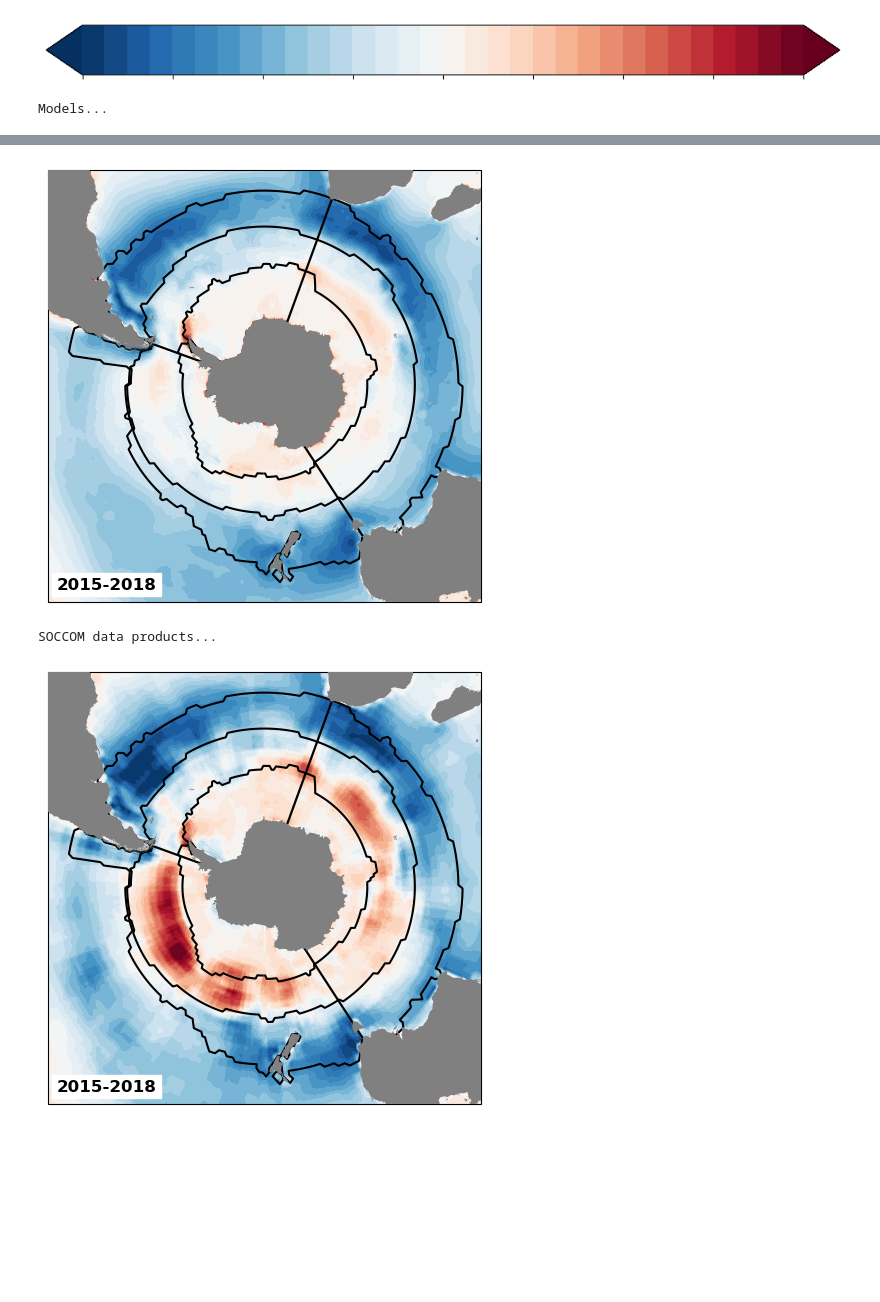
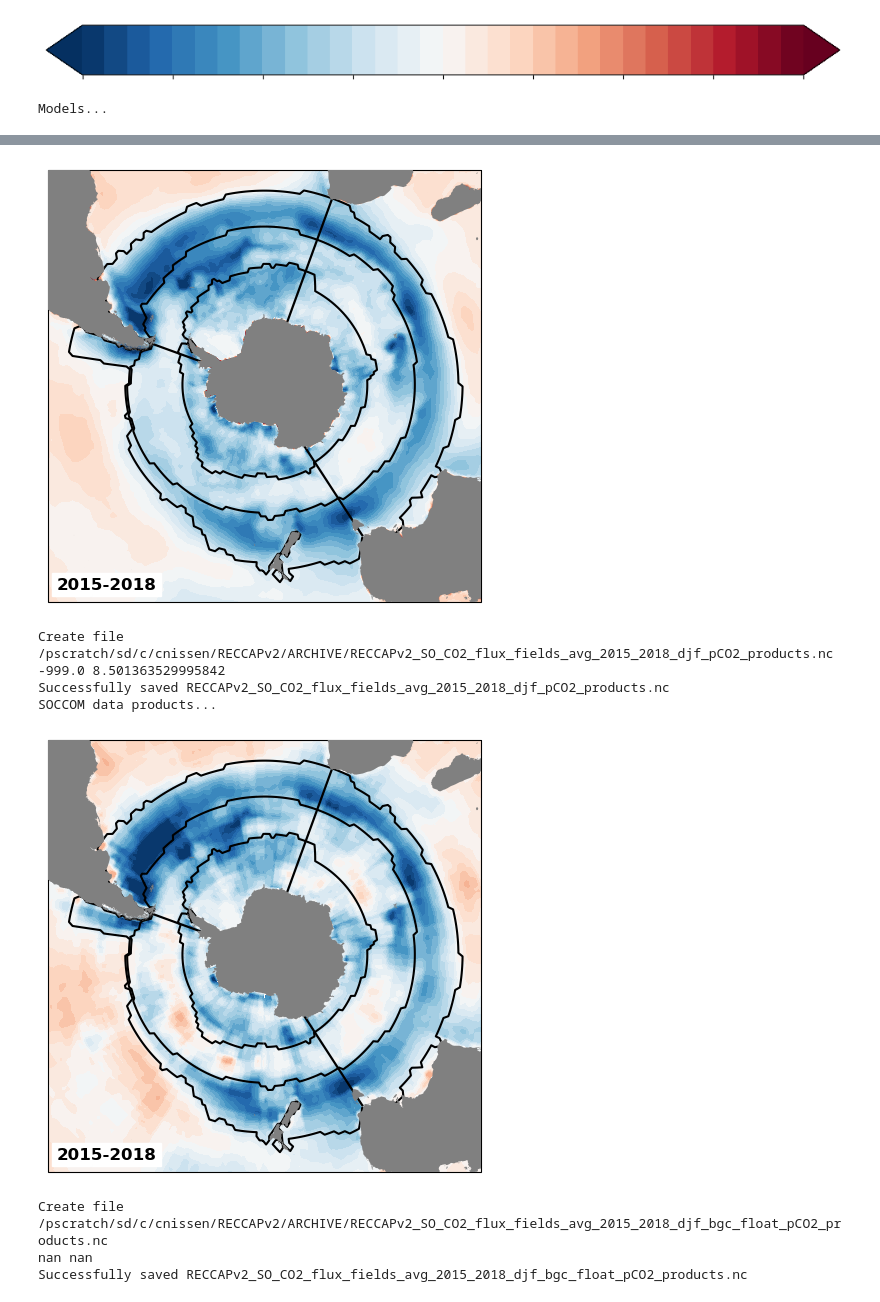
Before and after one commit to RECCAP2-ocean/Southern-Ocean, a Jupyter notebook: FCO2_figs2-6+8+10_cn/RECCAPv2_SO_Fig4_5_seasonal_mean_CO2_flux_2015_2018.ipynb, the cells around one changed output, grey strips where cells are left out. Saved outputs shown, nothing was run; the diff lists cells and outputs as text; code cells hidden in the pictures; blank space fills up the shorter version.

```diff
--- a/FCO2_figs2-6+8+10_cn/RECCAPv2_SO_Fig4_5_seasonal_mean_CO2_flux_2015_2018.ipynb
+++ b/FCO2_figs2-6+8+10_cn/RECCAPv2_SO_Fig4_5_seasonal_mean_CO2_flux_2015_2018.ipynb
@@ -48,7 +49,7 @@ from son_mean import son_mean
 #-----
 
 # CHOOSE A SEASON: jja, son, djf, mam
-season = 'son'
+season = 'djf'
 
 # data sets
 path1 = '/pscratch/sd/c/cnissen/RECCAPv2/'
@@ -1406,7 +1440,7 @@ Separate COLORBAR...
 #---
 
 save_plots = True
-save_netcdf = False
+save_netcdf = True
 fs_text = 12
 colormap = copy.copy(plt.cm.RdBu_r)
 
@@ -1447,7 +1481,7 @@ data_plot[data_plot<levels[0]] = levels[0]+0.001 # values that exceed colorbar l
 data_plot[data_plot>levels[-1]] = levels[-1]-0.001
 data_plot[data_plot==999] = -999
 data_plot = np.ma.masked_where(data_plot==-999,data_plot)
-save_field_as_netcdf(data_plot[:,:-1],lat,lon_to_nc,'models',save_netcdf) # SAVE NETCDFs
+#save_field_as_netcdf(data_plot[:,:-1],lat,lon_to_nc,'models',save_netcdf,season) # SAVE NETCDFs
 mm=plot_map(ax,X,Y,data_plot,levels,colormap,color_continents,r_mask3)
 add_annotations_to_plot_2(ax,plot_title1a,plot_title2a,panel_label_a,fs_text,color_models)
 del data_plot
@@ -1455,6 +1489,13 @@ filename = 'fig_maps_mean_MODELS_2015_2018_'+season+'.png'
 if save_plots:
     plt.savefig(save_to_dir+filename, bbox_inches='tight',dpi=dpicnt, transparent=False)
 plt.show()
+
+# save as netcdf
+data_plot = get_data_plot(multi_model_mean,levels)
+data_plot[data_plot==999] = -999
+data_plot = np.ma.masked_where(data_plot==-999,data_plot)
+save_field_as_netcdf(data_plot[:,:-1],lat,lon_to_nc,'models',save_netcdf,season) # SAVE NETCDFs
+
 
 
 #------
@@ -1470,7 +1511,7 @@ data_plot = get_data_plot(multi_data_prod_mean,levels)
 data_plot[data_plot<levels[0]] = levels[0]+0.001 # values that exceed colorbar limits are shown in darkest color
 data_plot[data_plot>levels[-1]] = levels[-1]-0.001
 data_plot[data_plot==999] = -999
-save_field_as_netcdf(data_plot[:,:-1],lat,lon_to_nc,'data_products',save_netcdf) # SAVE NETCDFs
+#save_field_as_netcdf(data_plot[:,:-1],lat,lon_to_nc,'data_products',save_netcdf,season) # SAVE NETCDFs
 mm=plot_map(ax,X,Y,data_plot,levels,colormap,color_continents,r_mask3)
 add_annotations_to_plot_2(ax,plot_title1c,plot_title2c,panel_label_c,fs_text,color_data)
 del data_plot
@@ -1479,6 +1520,11 @@ filename = 'fig_maps_mean_DATA_PRODUCTS_2015_2018_'+season+'.png'
 if save_plots:
     plt.savefig(save_to_dir+filename, bbox_inches='tight',dpi=dpicnt, transparent=False)
 plt.show()
+
+# save as netcdf
+data_plot = get_data_plot(multi_data_prod_mean,levels)
+data_plot[data_plot==999] = -999
+save_field_as_netcdf(data_plot[:,:-1],lat,lon_to_nc,'data_products',save_netcdf,season) # SAVE NETCDFs
 
 
 #------
@@ -1494,7 +1540,7 @@ data_plot = get_data_plot(-1*86400.*365.25*soccom_mean_map,levels)
 data_plot[data_plot<levels[0]] = levels[0]+0.001 # values that exceed colorbar limits are shown in darkest color
 data_plot[data_plot>levels[-1]] = levels[-1]-0.001
 data_plot[data_plot==999] = -999
-save_field_as_netcdf(data_plot[:,:-1],lat,lon_to_nc,'data_products',save_netcdf) # SAVE NETCDFs
+#save_field_as_netcdf(data_plot[:,:-1],lat,lon_to_nc,'float_data_products',save_netcdf,season) # SAVE NETCDFs
 mm=plot_map(ax,X,Y,data_plot,levels,colormap,color_continents,r_mask3)
 add_annotations_to_plot_2(ax,plot_title1c,plot_title2c,panel_label_c,fs_text,color_data)
 del data_plot
@@ -1503,5 +1549,10 @@ filename = 'fig_maps_mean_SOCCOM_DATA_PRODUCTS_2015_2018_'+season+'.png'
 if save_plots:
     plt.savefig(save_to_dir+filename, bbox_inches='tight',dpi=dpicnt, transparent=False)
 plt.show()
+
+# save as netcdf
+data_plot = get_data_plot(-1*86400.*365.25*soccom_mean_map,levels)
+data_plot[data_plot==999] = -999
+save_field_as_netcdf(data_plot[:,:-1],lat,lon_to_nc,'float_data_products',save_netcdf,season) # SAVE NETCDFs
 # %% [output]
 Models...
@@ -1509,4 +1563,10 @@ Models...
 Data products...
-[figure, old version]
+[figure, new version]
+Create file /pscratch/sd/c/cnissen/RECCAPv2/ARCHIVE/RECCAPv2_SO_CO2_flux_fields_avg_2015_2018_djf_pCO2_products.nc
+-999.0 8.501363529995842
+Successfully saved RECCAPv2_SO_CO2_flux_fields_avg_2015_2018_djf_pCO2_products.nc
 SOCCOM data products...
-[figure, old version]
+[figure, new version]
+Create file /pscratch/sd/c/cnissen/RECCAPv2/ARCHIVE/RECCAPv2_SO_CO2_flux_fields_avg_2015_2018_djf_bgc_float_pCO2_products.nc
+nan nan
+Successfully saved RECCAPv2_SO_CO2_flux_fields_avg_2015_2018_djf_bgc_float_pCO2_products.nc
```
Also changed, not shown: parts of 12 cells of this notebook.
